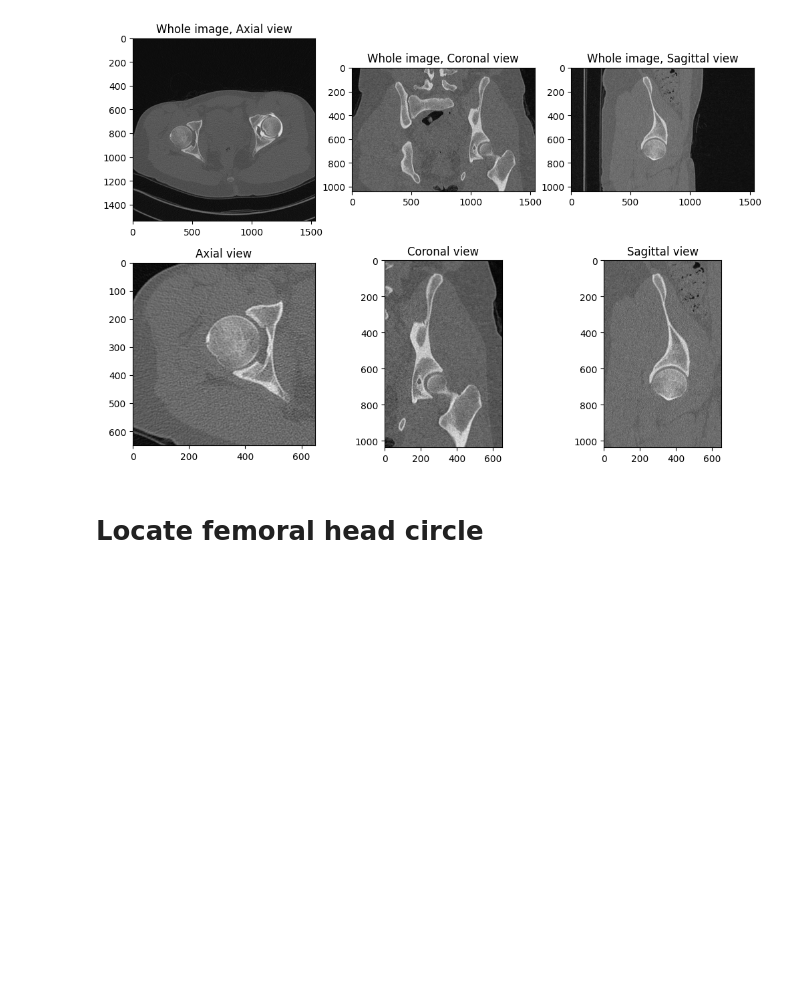
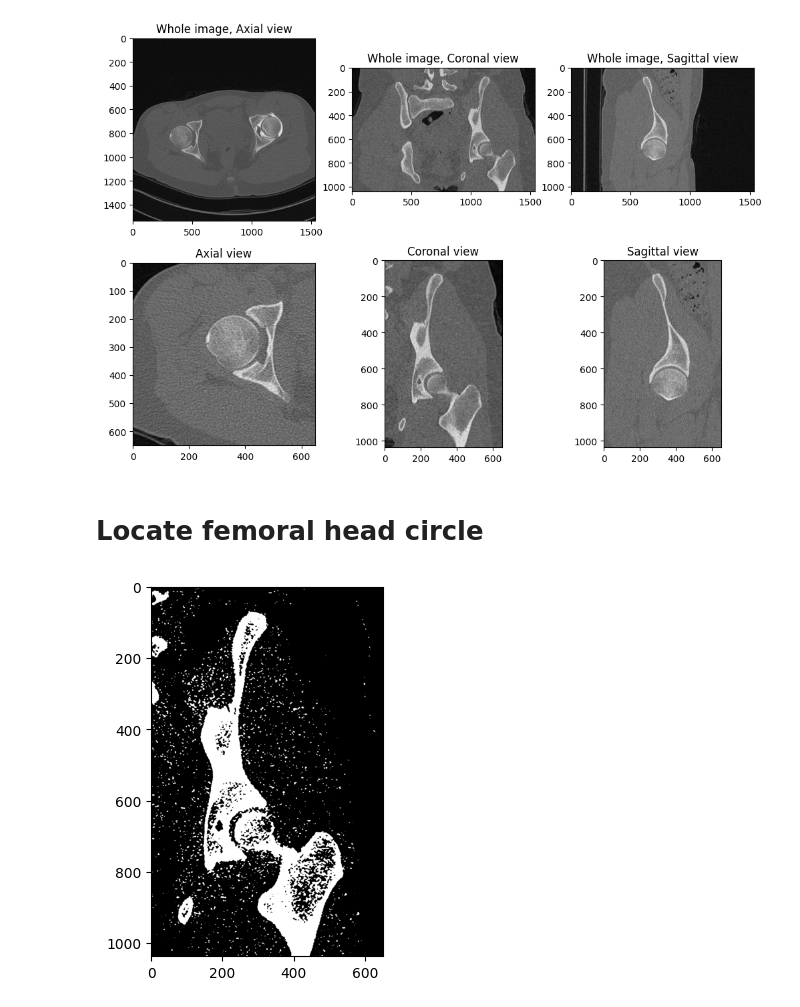
Before and after one commit to Sentz98/FemoralHeadSegmentation, a Jupyter notebook: femoralHeadSegmentation.ipynb, the cells around one changed output. Saved outputs shown, nothing was run; the diff lists cells and outputs as text; code cells hidden in the pictures; blank space fills up the shorter version.

```diff
--- a/femoralHeadSegmentation.ipynb
+++ b/femoralHeadSegmentation.ipynb
@@ -89,5 +99,32 @@ plt.show()
 # %% [markdown]
 # Locate femoral head circle
+# %%
+def treshold(image):
+    #this tresholds are set to remove differet type of tissues
+
+    #first remove the background
+    _,thresh = cv2.threshold(image,230,255,cv2.THRESH_BINARY)
+
+    thresh = thresh.astype(np.uint8)
+
+    return thresh
+# %%
+#test treshold
+#apply median filter to reduce noise to coronal view
+preprocessed_image = cv2.GaussianBlur(coronal_roi,(3,3),0.5)
+thresh = treshold(preprocessed_image)
+
+# Normalize the image over 255 only positive
+thresh = thresh - min(thresh.flatten())
+thresh = thresh / max(thresh.flatten())
+thresh = thresh * 255
+
+
+
+plt.imshow(thresh, cmap='gray')
+plt.show()
+# %% [output]
+[figure, added]
 # %%
 from scipy import ndimage
 
```
Also changed, not shown: parts of 8 cells of this notebook, 6 other files.
